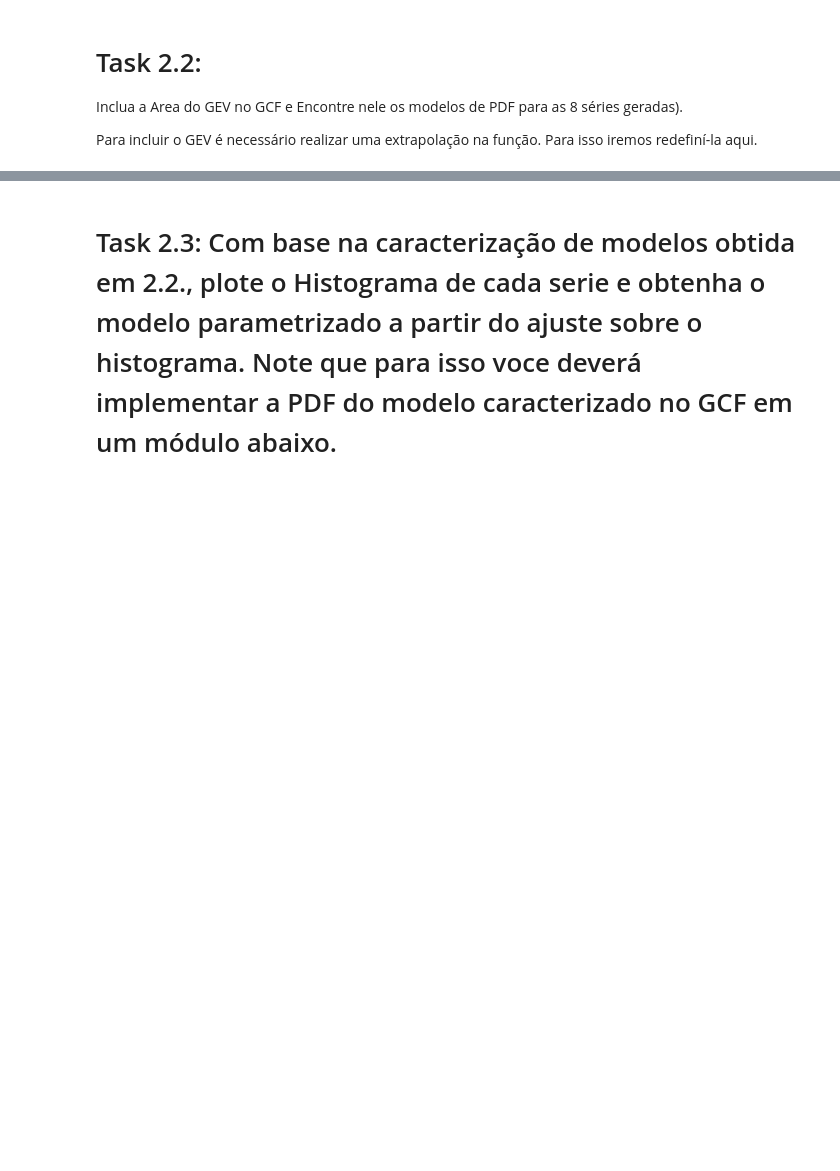
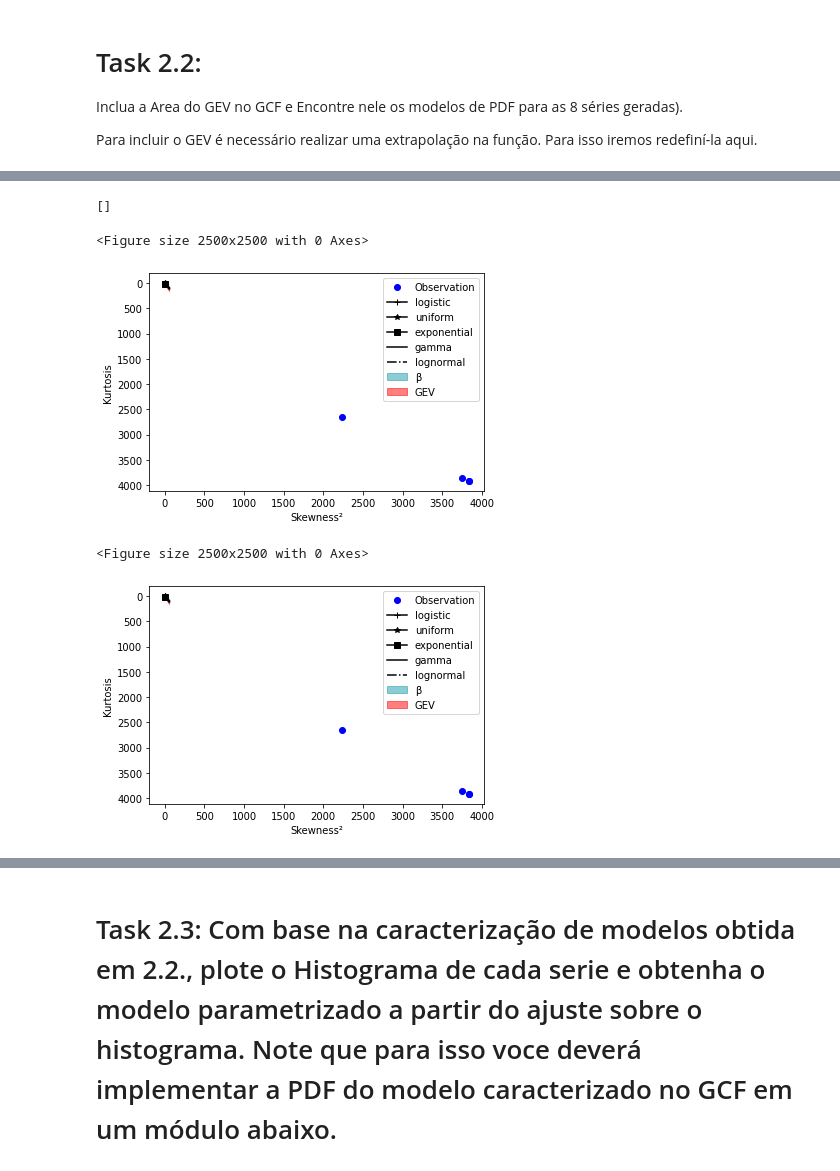
Before and after one commit to barauna-lo/Computational_Statistics, a Jupyter notebook: HandsOn_10/CAP417_HandsOn10_Barauna.ipynb, the cells around one changed output, grey strips where cells are left out. Drawn from its saved outputs; the diff is of its cells as text; code cells hidden in the pictures; blank space fills up the shorter version.

```diff
--- a/HandsOn_10/CAP417_HandsOn10_Barauna.ipynb
+++ b/HandsOn_10/CAP417_HandsOn10_Barauna.ipynb
@@ -376,11 +388,11 @@ skew(noise['0'])
 # %%
 #Espaço de C&F para A
-def cullenfreyGEV(A, endoParams, exoParams):
+def cullenfreyGEV(A):
     # Gaussian x Non-Gaussian (The Kullen-Frey Parameter Space)
-    m=np.mean(A)
-    std=np.std(A)
-    s=skew(A)
-    k1=kurtosis(A)
+    m=A.mean()
+    std=A.std()
+    s=A.skew()
+    k1=A.kurtosis()
     k2=k1+3
     #Parâmetros de Cullen-Frey
     ss=s*s
@@ -389,7 +401,7 @@ def cullenfreyGEV(A, endoParams, exoParams):
     # Ploting Cullen-Frey Space
     plt.figure(num=None, figsize=(25, 25), dpi=100, facecolor='w', edgecolor='k')
     fig, ax = plt.subplots()
-    maior = max(A)
+    maior = max(A.max())
 
     polyX1 = maior if maior > 4.4 else 4.4
     polyY1 = polyX1 + 1
@@ -400,7 +412,7 @@ def cullenfreyGEV(A, endoParams, exoParams):
     x = [0, polyX1, polyX1, 0]
     y = [1, polyY1, polyY2, 3]
 
-    # poly2X1 = maior if maior > 2.15 else 2.15
+    poly2X1 = maior if maior > 2.15 else 2.15
     # EXTRAPLAÇÃO
     poly2Y2 = 2.62*polyX1 + 3
     xGEV = [0, polyX1, polyX1, 0]
@@ -419,23 +431,23 @@ def cullenfreyGEV(A, endoParams, exoParams):
     # x2 = [0, polyX1, polyX1, 0]
     # y2 = [3, polyY2, poly2Y2, 3]
 
-
     #ax.plot(x=x2, y=y2, fill="toself", name = "GEV")
     #ax.plot(0, 3, label="normal (Gaussian)", marker='^', c='magenta')
-    #ax.plot(ss, k, marker="o", c="green", label="Gaussian", linestyle='')
-    #ax.plot(endoParams['skewness'], endoParams['kurtosis'], marker="o", c="blue", label="Observation", linestyle='')
+    # ax.plot(ss, k, marker="o", c="green", label="Gaussian", linestyle='')
+    ax.plot(ss,k, marker="o", c="blue", label="Observation", linestyle='')
     #ax.plot(exoParams['skewness'], exoParams['kurtosis'], marker="o", c="red", label="Observation", linestyle='')
     ax.plot(0, 4.187999875999753, label="logistic", marker='+', c='black')
     ax.plot(0, 1.7962675925351856, label ="uniform", marker='*', c='black')
     ax.plot(4, 9, label="exponential", marker='s', c='black')
     ax.plot(np.arange(0, polyX1, 0.1), 3/2. * np.arange(0, polyX1, 0.1) + 3, label="gamma", linestyle='-', c='black')
     ax.plot(np.arange(0, polyX1, 0.1), 2 * np.arange(0, polyX1, 0.1) + 3, label="lognormal", linestyle='-.', c='black')
-    #ax.legend(loc='best')
-    ax.legend(loc='upper center', bbox_to_anchor=(0.5, 1.35), fancybox=True, shadow=True, ncol=3)
-    ax.set_ylim((y_lim +5), 0)
-    ax.set_xlim(-.1, (polyX1 + 0.3))
+    ax.legend(loc='best')
+    #ax.legend(loc='upper center', bbox_to_anchor=(0.5, 1.35), fancybox=True, shadow=True, ncol=3)
+    #ax.set_ylim((y_lim +5), .3)
+    #ax.set_xlim(-.1, (polyX1 + 0.3))
+    ax.set_ylim(ax.get_ylim()[::-1])   #https://stackoverflow.com/questions/2051744/reverse-y-axis-in-pyplot
     plt.xlabel("Skewness²")
-    plt.title("C&F Parameter Space (Green Area for β Function)")
+    #plt.title("C&F Parameter Space (Green Area for β Function)")
     plt.ylabel("Kurtosis")
 
-    plt.draw()
+    #plt.plot()
@@ -450,0 +465,11 @@ np.mean(noise['0']
+# %%
+cullenfreyGEV(exoData)
+plt.plot()
+cullenfreyGEV(exoData)
+plt.plot()
+# %% [output]
+[]
+<Figure size 2500x2500 with 0 Axes>
+[figure, added]
+<Figure size 2500x2500 with 0 Axes>
+[figure, added]
```
Also changed, not shown: parts of 9 cells of this notebook.
